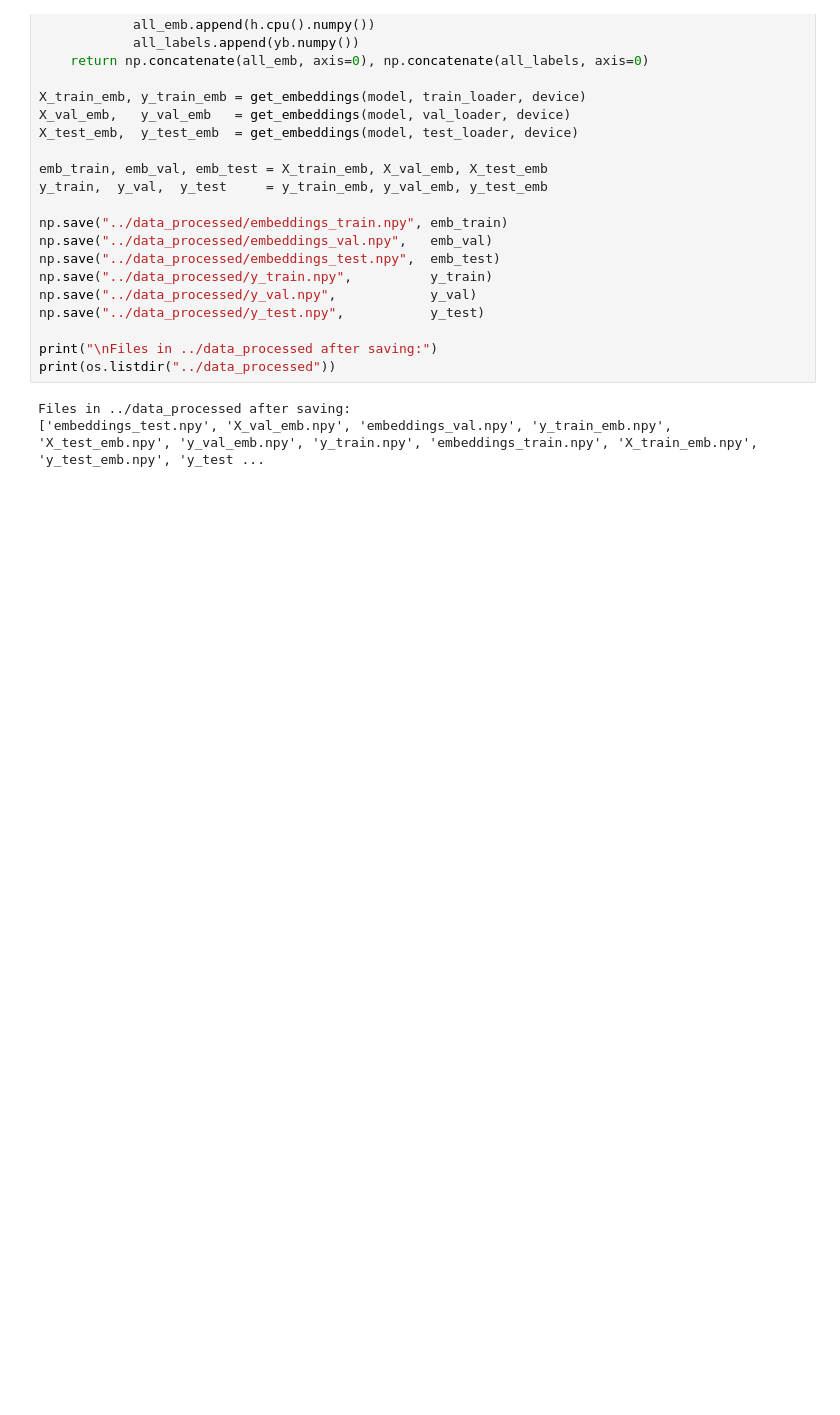
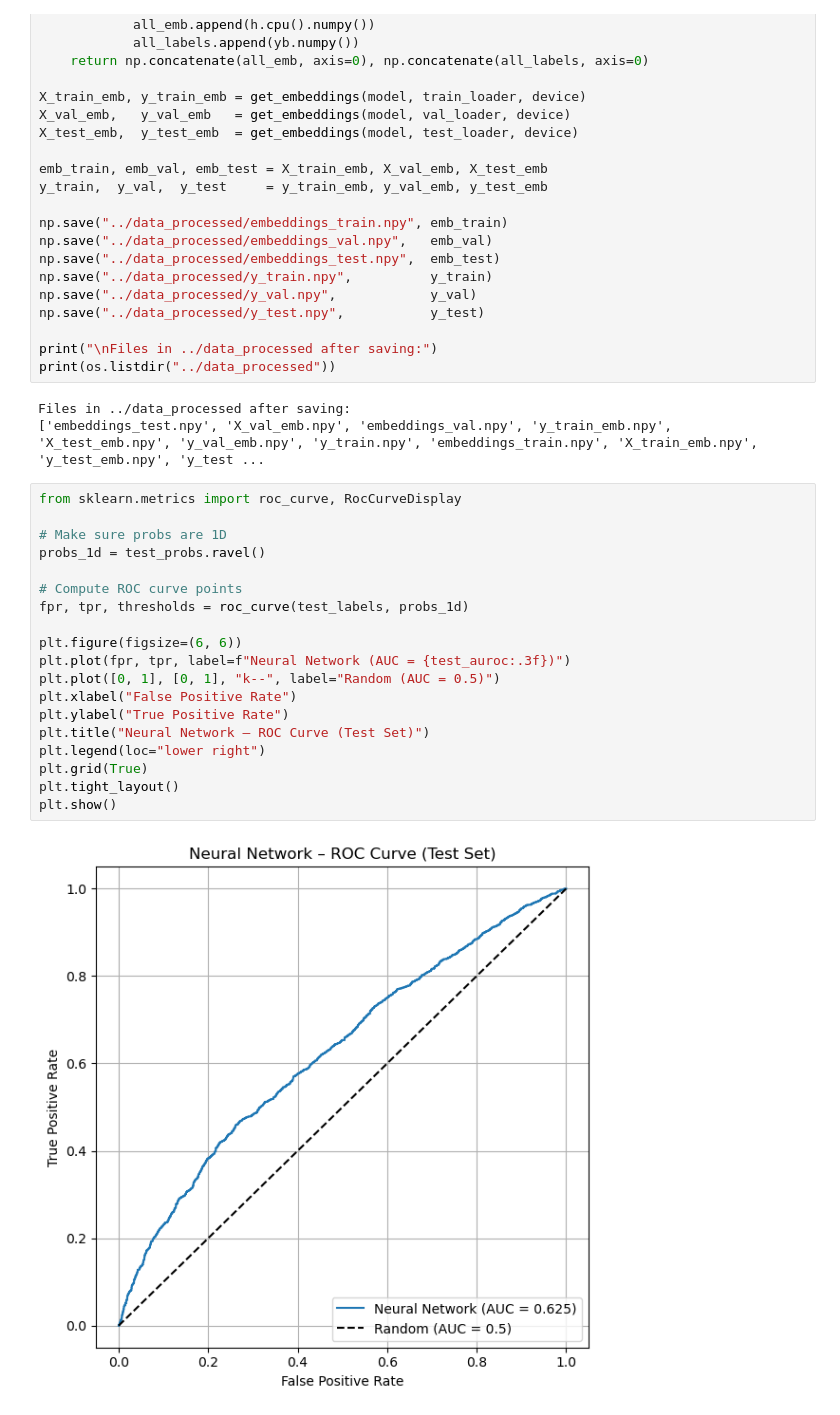
Before and after one commit to votsun/med-sideeffect-risk, a Jupyter notebook: notebooks/03_model_nn.ipynb, the cells around one changed output. Cells and saved outputs as stored; diff of their text form; blank space fills up the shorter version.

Commit message:
added ROC curve to 03_model_nn

```diff
--- a/notebooks/03_model_nn.ipynb
+++ b/notebooks/03_model_nn.ipynb
@@ -282,3 +282,24 @@ print(os.listdir("../data_processed"))
 # %% [output]
 Files in ../data_processed after saving:
 ['embeddings_test.npy', 'X_val_emb.npy', 'embeddings_val.npy', 'y_train_emb.npy', 'X_test_emb.npy', 'y_val_emb.npy', 'y_train.npy', 'embeddings_train.npy', 'X_train_emb.npy', 'y_test_emb.npy', 'y_test ...
+# %%
+from sklearn.metrics import roc_curve, RocCurveDisplay
+
+# Make sure probs are 1D
+probs_1d = test_probs.ravel()
+
+# Compute ROC curve points
+fpr, tpr, thresholds = roc_curve(test_labels, probs_1d)
+
+plt.figure(figsize=(6, 6))
+plt.plot(fpr, tpr, label=f"Neural Network (AUC = {test_auroc:.3f})")
+plt.plot([0, 1], [0, 1], "k--", label="Random (AUC = 0.5)")
+plt.xlabel("False Positive Rate")
+plt.ylabel("True Positive Rate")
+plt.title("Neural Network – ROC Curve (Test Set)")
+plt.legend(loc="lower right")
+plt.grid(True)
+plt.tight_layout()
+plt.show()
+# %% [output]
+[figure, added]
```
